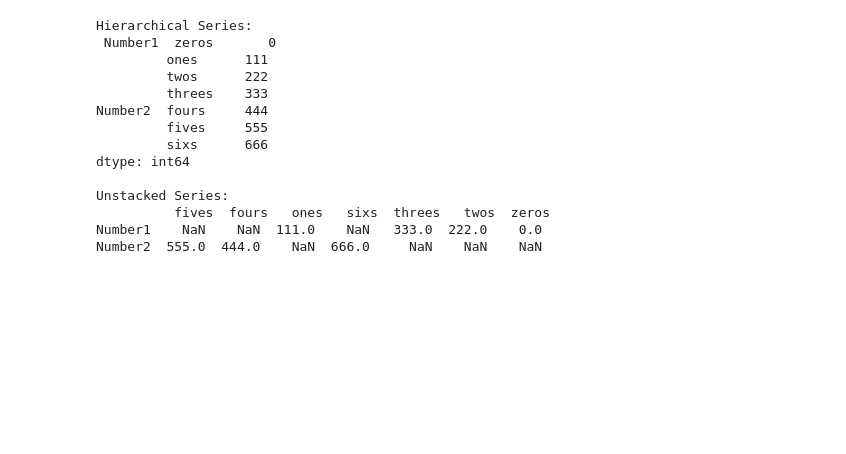
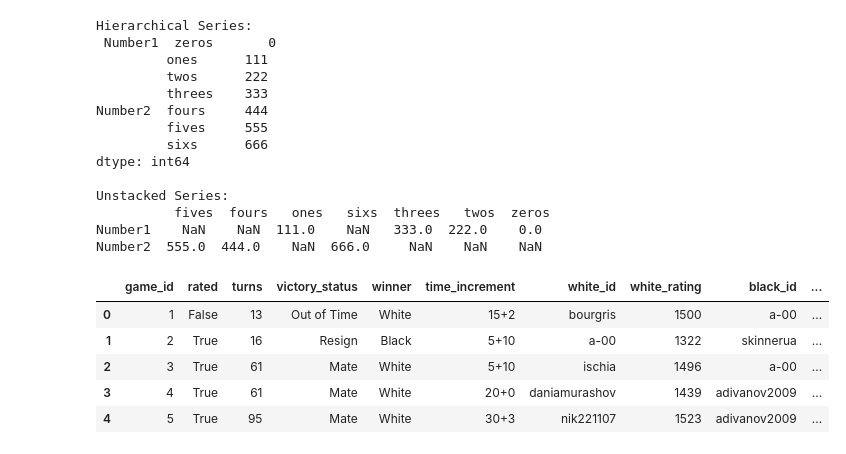
Before and after one commit to TanweerMI/EDA_Labs, a Jupyter notebook: EDA1.ipynb, the cells around one changed output. Saved outputs shown, nothing was run; the diff lists cells and outputs as text; code cells hidden in the pictures; blank space fills up the shorter version.

```diff
--- a/EDA1.ipynb
+++ b/EDA1.ipynb
@@ -172,3 +172,13 @@ Unstacked Series:
           fives  fours   ones   sixs  threes   twos  zeros
 Number1    NaN    NaN  111.0    NaN   333.0  222.0    0.0
 Number2  555.0  444.0    NaN  666.0     NaN    NaN    NaN
+# %%
+df=pd.read_csv("chess_games.csv")
+df.head()
+# %% [output]
+|  | game_id | rated | turns | victory_status | winner | time_increment | white_id | white_rating | black_id | ... |
+| 0 | 1 | False | 13 | Out of Time | White | 15+2 | bourgris | 1500 | a-00 | ... |
+| 1 | 2 | True | 16 | Resign | Black | 5+10 | a-00 | 1322 | skinnerua | ... |
+| 2 | 3 | True | 61 | Mate | White | 5+10 | ischia | 1496 | a-00 | ... |
+| 3 | 4 | True | 61 | Mate | White | 20+0 | daniamurashov | 1439 | adivanov2009 | ... |
+| 4 | 5 | True | 95 | Mate | White | 30+3 | nik221107 | 1523 | adivanov2009 | ... |
```
Also changed, not shown: parts of 5 cells of this notebook.
